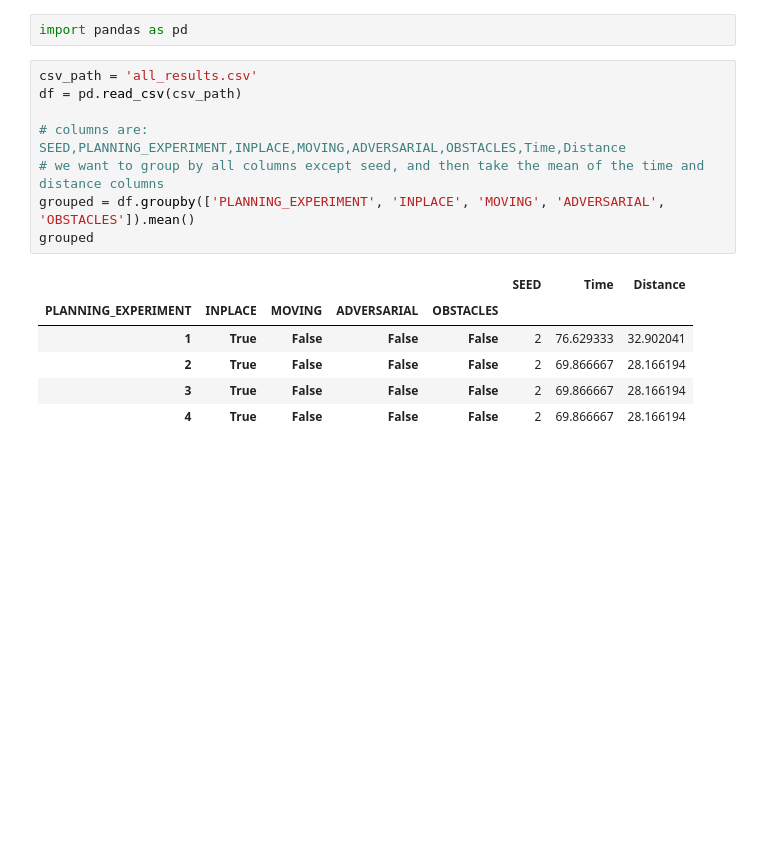
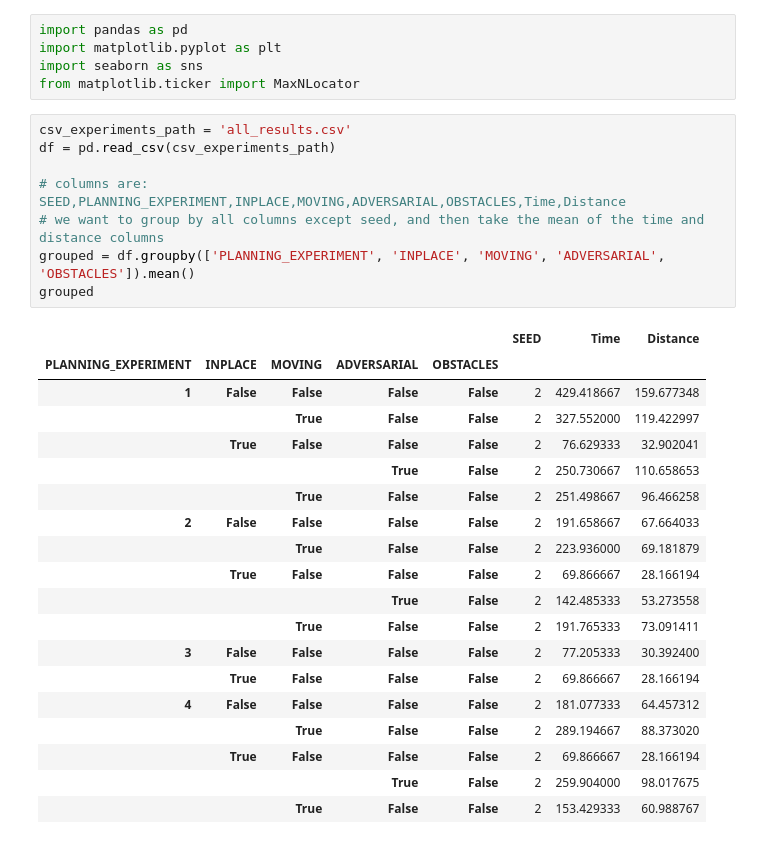
Before and after one commit to wr0om/cogrobs-project, a Jupyter notebook: controllers/experiments/give_raw_results.ipynb, the cells around one changed output. Saved outputs shown, nothing was run; the diff lists cells and outputs as text; blank space fills up the shorter version.

```diff
--- a/controllers/experiments/give_raw_results.ipynb
+++ b/controllers/experiments/give_raw_results.ipynb
@@ -1,17 +1,33 @@
-# %%
-import pandas as pd
+# %%
+import pandas as pd
+import matplotlib.pyplot as plt
+import seaborn as sns
+from matplotlib.ticker import MaxNLocator
 # %%
-csv_path = 'all_results.csv'
-df = pd.read_csv(csv_path)
+csv_experiments_path = 'all_results.csv'
+df = pd.read_csv(csv_experiments_path)
 
 # columns are: SEED,PLANNING_EXPERIMENT,INPLACE,MOVING,ADVERSARIAL,OBSTACLES,Time,Distance
 # we want to group by all columns except seed, and then take the mean of the time and distance columns
 grouped = df.groupby(['PLANNING_EXPERIMENT', 'INPLACE', 'MOVING', 'ADVERSARIAL', 'OBSTACLES']).mean()
 grouped
 # %% [output]
 |  |  |  |  |  | SEED | Time | Distance |
 | PLANNING_EXPERIMENT | INPLACE | MOVING | ADVERSARIAL | OBSTACLES |  |  |  |
-| 1 | True | False | False | False | 2 | 76.629333 | 32.902041 |
-| 2 | True | False | False | False | 2 | 69.866667 | 28.166194 |
-| 3 | True | False | False | False | 2 | 69.866667 | 28.166194 |
-| 4 | True | False | False | False | 2 | 69.866667 | 28.166194 |
+| 1 | False | False | False | False | 2 | 429.418667 | 159.677348 |
+|  |  | True | False | False | 2 | 327.552000 | 119.422997 |
+|  | True | False | False | False | 2 | 76.629333 | 32.902041 |
+|  |  |  | True | False | 2 | 250.730667 | 110.658653 |
+|  |  | True | False | False | 2 | 251.498667 | 96.466258 |
+| 2 | False | False | False | False | 2 | 191.658667 | 67.664033 |
+|  |  | True | False | False | 2 | 223.936000 | 69.181879 |
+|  | True | False | False | False | 2 | 69.866667 | 28.166194 |
+|  |  |  | True | False | 2 | 142.485333 | 53.273558 |
+|  |  | True | False | False | 2 | 191.765333 | 73.091411 |
+| 3 | False | False | False | False | 2 | 77.205333 | 30.392400 |
+|  | True | False | False | False | 2 | 69.866667 | 28.166194 |
+| 4 | False | False | False | False | 2 | 181.077333 | 64.457312 |
+|  |  | True | False | False | 2 | 289.194667 | 88.373020 |
+|  | True | False | False | False | 2 | 69.866667 | 28.166194 |
+|  |  |  | True | False | 2 | 259.904000 | 98.017675 |
+|  |  | True | False | False | 2 | 153.429333 | 60.988767 |
```
Also changed, not shown: parts of 1 cell of this notebook, 7 other files.
